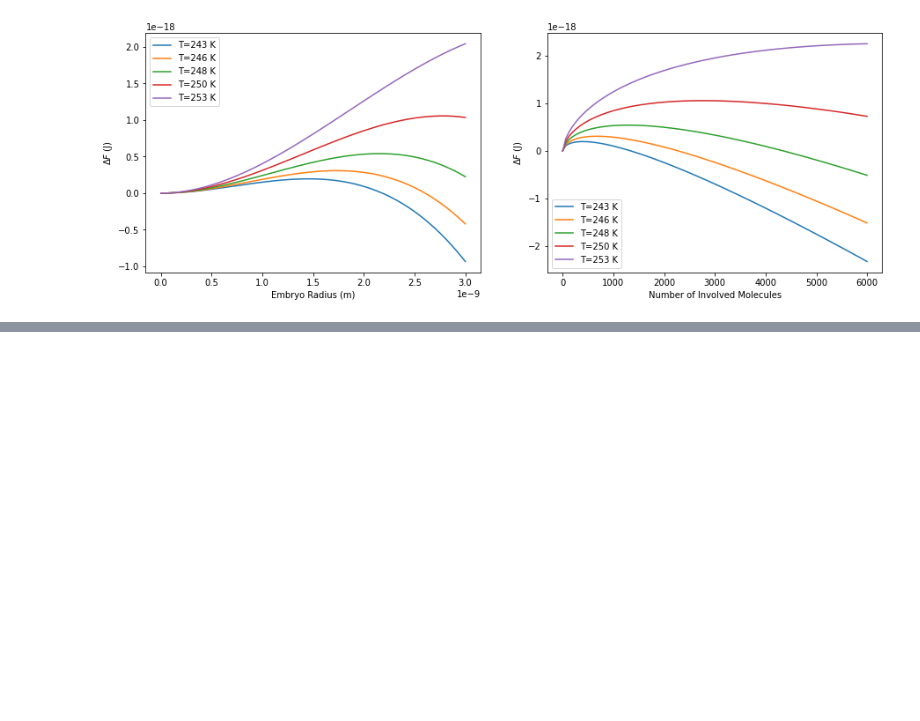
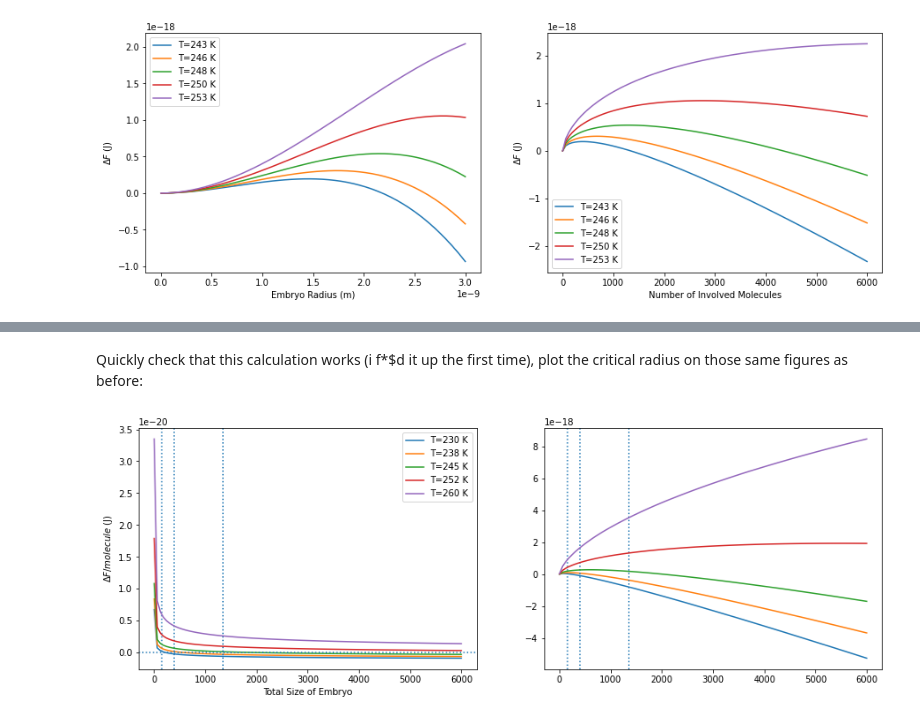
Before and after one commit to AndrewLoeppky/FINC, a Jupyter notebook: PINK_derivation.ipynb, the cells around one changed output, grey strips where cells are left out. Saved outputs shown, nothing was run; the diff lists cells and outputs as text; code cells hidden in the pictures; blank space fills up the shorter version.

Commit message:
checkpoint

```diff
--- a/PINK_derivation.ipynb
+++ b/PINK_derivation.ipynb
@@ -435,0 +489,11 @@ def delF(T,n):
+# %%
+# check to see that the sum of all possible states is 1 (allow some rounding error)
+# for larger Nmax, this converges to norm --> 1. play with it yourself!
+norm = 0
+Nmax = 10
+temp = 230 # K
+for i in np.linspace(1,Nmax,Nmax):
+    P = P_si(i,Nmax,temp)
+    norm += P
+    print(P)
+print(f'norm = {norm}')
@@ -435,0 +526,28 @@ def delF(T,n):
+# %%
+def N_crit(T):
+    '''
+    determines the critical number of molecules/embryo given temp T
+    '''
+    n_c = (24 * np.pi * v_mole_i ** 2 * sig_iw(T) ** 3) / (kb * T * np.log(S_iw(T))) ** 3
+    return n_c
+# %% [markdown]
+Quickly check that this calculation works (i f*$d it up the first time), plot the critical radius on those same figures as before:
+# %%
+temps = np.linspace(230,260,5)
+n = np.linspace(1, 6000, 100)  # number of molecules in a cluster
+
+fig, ax = plt.subplots(1,2,figsize=(15, 5))
+for temp in temps:
+    ax[0].plot(n, new2_delF(temp, n), label=f"T={round(temp)} K")
+    ax[1].plot(n, new_delF(temp, n), label=f"T={round(temp)} K")
+    if N_crit(temp) < 6000:
+        ax[0].axvline(x=N_crit(temp),ls=":")
+        ax[1].axvline(x=N_crit(temp),ls=":")
+
+
+ax[0].legend()
+ax[0].set_xlabel("Total Size of Embryo")
+ax[0].set_ylabel("$\Delta F/molecule$ (J)")
+ax[0].axhline(y=0, ls=":");
+# %% [output]
+[figure, added]
```
Also changed, not shown: parts of 12 cells of this notebook.
